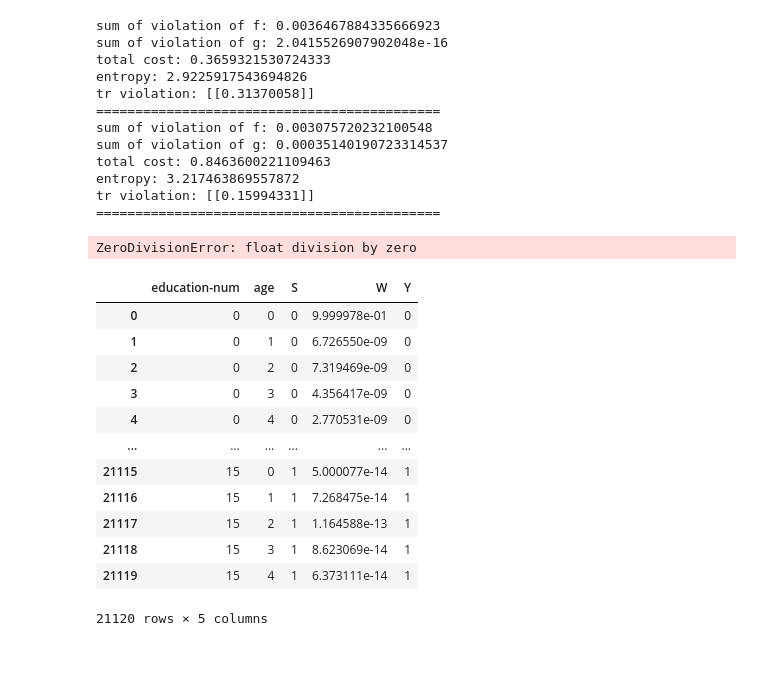
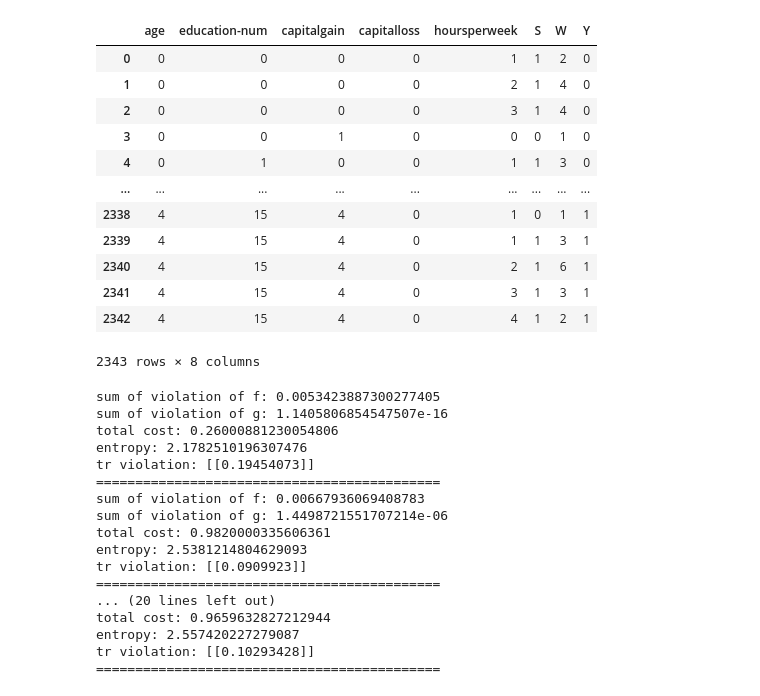
Before and after one commit to Quan-Zhou/OT_Debiasing, a Jupyter notebook: Dykstra_fromadult_higher.ipynb, the cells around one changed output. Drawn from its saved outputs; the diff is of its cells as text; code cells hidden in the pictures; blank space fills up the shorter version.

```diff
--- a/Dykstra_fromadult_higher.ipynb
+++ b/Dykstra_fromadult_higher.ipynb
@@ -296,6 +445,23 @@ tr violation: [[0.27053001]]
 ============================================
+# %%
+df
+# %% [output]
+|  | age | education-num | capitalgain | capitalloss | hoursperweek | S | W | Y |
+| 0 | 0 | 0 | 0 | 0 | 1 | 1 | 2 | 0 |
+| 1 | 0 | 0 | 0 | 0 | 2 | 1 | 4 | 0 |
+| 2 | 0 | 0 | 0 | 0 | 3 | 1 | 4 | 0 |
+| 3 | 0 | 0 | 1 | 0 | 0 | 0 | 1 | 0 |
+| 4 | 0 | 1 | 0 | 0 | 1 | 1 | 3 | 0 |
+| ... | ... | ... | ... | ... | ... | ... | ... | ... |
+| 2338 | 4 | 15 | 4 | 0 | 1 | 0 | 1 | 1 |
+| 2339 | 4 | 15 | 4 | 0 | 1 | 1 | 3 | 1 |
+| 2340 | 4 | 15 | 4 | 0 | 2 | 1 | 6 | 1 |
+| 2341 | 4 | 15 | 4 | 0 | 3 | 1 | 3 | 1 |
+| 2342 | 4 | 15 | 4 | 0 | 4 | 1 | 2 | 1 |
+2343 rows × 8 columns
 # %%
-x_list=['education-num','sex'] #
+weight=[1]
+x_list=['education-num'] #'education-num','capitalgain','capitalloss'
 dim=len(x_list)
 messydata=pd.read_csv('C:/Users/zhouq/Documents/optimal_transport/adult_csv.csv',usecols=x_list+['race','class'])
 messydata=messydata[(messydata['race']=='White')|(messydata['race']=='Black')]
@@ -316,12 +482,13 @@ report=pd.DataFrame(columns=['DI','f1 macro','f1 micro','f1 weighted','method'])
 for ignore in range(3):
     X_train, X_test, y_train, y_test = train_test_split(X, y, test_size=0.3)
     df=pd.DataFrame(np.concatenate((X_train,y_train.reshape(-1,1)), axis=1),columns=list(chain(*[x_list,'S','W','Y'])))
-
+    df=df.groupby(by=list(chain(*[x_list,'S','Y'])),as_index=False).sum()
+    df=df[x_list+['S','W','Y']]
     x_range=list(pd.pivot_table(df,index=list(chain(*[x_list])),values=['W'],aggfunc=[np.sum])[('sum','W')].index) #[(i,j) for i in x_range_full[x_list[0]] for j in x_range_full[x_list[1]]]
     dist=rdata_analysis(df,x_range)
     bin=len(x_range)
     if dim>1:
-        C=c_generate_higher(x_range)
+        C=c_generate_higher(x_range,weight)
     else:
         C=c_generate(x_range)
     dist['t_x']=dist['x_0']*0.5+dist['x_1']*0.5
@@ -333,7 +500,9 @@ for ignore in range(3):
     rdata_base=projection(df,baseline(C,e,px,ptx,V,K)[K*2],x_range,x_list)
     rdata_part2=projection(df,partial_repair(C,e,px,ptx,V,1.0e-2,K)[K*3],x_range,x_list)
 
-    clf=RandomForestClassifier(max_depth=4).fit(X_train[:,0:dim],y_train,sample_weight=X_train[:,dim+1])
+    X_train=df[x_list+['S','W']].to_numpy()
+    y_train=df['Y'].to_numpy().astype('int8')
+    clf=RandomForestClassifier(max_depth=3).fit(X_train[:,0:dim],y_train,sample_weight=X_train[:,dim+1])
     y_pred=clf.predict(X_test[:,0:dim])
     new_row = pd.Series({'DI':DisparateImpact(X_test,y_pred),
                         'f1 macro':f1_score(y_test, y_pred, average='macro'),
@@ -342,7 +511,7 @@ for ignore in range(3):
                         'method':'origin'})
     X_train_base=rdata_base[x_list+['S','W']].to_numpy()
     y_train_base=rdata_base['Y'].to_numpy().astype('int8')
-    clf_base=RandomForestClassifier(max_depth=4).fit(X_train_base[:,0:dim],y_train_base,sample_weight=X_train_base[:,dim+1])
+    clf_base=RandomForestClassifier(max_depth=3, random_state=0).fit(X_train_base[:,0:dim],y_train_base,sample_weight=X_train_base[:,dim+1])
     y_pred_base=clf_base.predict(X_test[:,0:dim])
     new_row_base = pd.Series({'DI':DisparateImpact(X_test,y_pred_base),
                     'f1 macro':f1_score(y_test, y_pred_base, average='macro'),
@@ -351,7 +520,7 @@ for ignore in range(3):
                     'method':'baseline'})
     X_train_part=rdata_part2[x_list+['S','W']].to_numpy()
     y_train_part=rdata_part2['Y'].to_numpy().astype('int8')
-    clf_part= RandomForestClassifier(max_depth=4).fit(X_train_part[:,0:dim],y_train_part,sample_weight=X_train_part[:,dim+1])
+    clf_part= RandomForestClassifier(max_depth=3, random_state=0).fit(X_train_part[:,0:dim],y_train_part,sample_weight=X_train_part[:,dim+1])
     y_pred_part=clf_part.predict(X_test[:,0:dim])
     new_row_part = pd.Series({'DI':DisparateImpact(X_test,y_pred_part),
                     'f1 macro':f1_score(y_test, y_pred_part, average='macro'),
@@ -360,35 +529,23 @@ for ignore in range(3):
                     'method':'partial repair'})
     report = pd.concat([report,new_row.to_frame().T,new_row_base.to_frame().T,new_row_part.to_frame().T], ignore_index=True)
 # %% [output]
-sum of violation of f: 0.0036467884335666923
-sum of violation of g: 2.0415526907902048e-16
-total cost: 0.3659321530724333
-entropy: 2.9225917543694826
-tr violation: [[0.31370058]]
+sum of violation of f: 0.0053423887300277405
+sum of violation of g: 1.1405806854547507e-16
+total cost: 0.26000881230054806
+entropy: 2.1782510196307476
+tr violation: [[0.19454073]]
 ============================================
-sum of violation of f: 0.003075720232100548
-sum of violation of g: 0.00035140190723314537
-total cost: 0.8463600221109463
-entropy: 3.217463869557872
-tr violation: [[0.15994331]]
+sum of violation of f: 0.00667936069408783
+sum of violation of g: 1.4498721551707214e-06
+total cost: 0.9820000335606361
+entropy: 2.5381214804629093
+tr violation: [[0.0909923]]
 ============================================
+... (20 lines left out)
+total cost: 0.9659632827212944
+entropy: 2.557420227279087
+tr violation: [[0.10293428]]
+============================================
-ZeroDivisionError: float division by zero
-# %%
-rdata_base
-# %% [output]
-|  | education-num | age | S | W | Y |
-| 0 | 0 | 0 | 0 | 9.999978e-01 | 0 |
-| 1 | 0 | 1 | 0 | 6.726550e-09 | 0 |
-| 2 | 0 | 2 | 0 | 7.319469e-09 | 0 |
-| 3 | 0 | 3 | 0 | 4.356417e-09 | 0 |
-| 4 | 0 | 4 | 0 | 2.770531e-09 | 0 |
-| ... | ... | ... | ... | ... | ... |
-| 21115 | 15 | 0 | 1 | 5.000077e-14 | 1 |
-| 21116 | 15 | 1 | 1 | 7.268475e-14 | 1 |
-| 21117 | 15 | 2 | 1 | 1.164588e-13 | 1 |
-| 21118 | 15 | 3 | 1 | 8.623069e-14 | 1 |
-| 21119 | 15 | 4 | 1 | 6.373111e-14 | 1 |
-21120 rows × 5 columns
 # %%
 #plt.plot(range(bin),dist['x'])
 plt.plot(range(bin),dist['x_0'])
```
Also changed, not shown: parts of 8 cells of this notebook.
